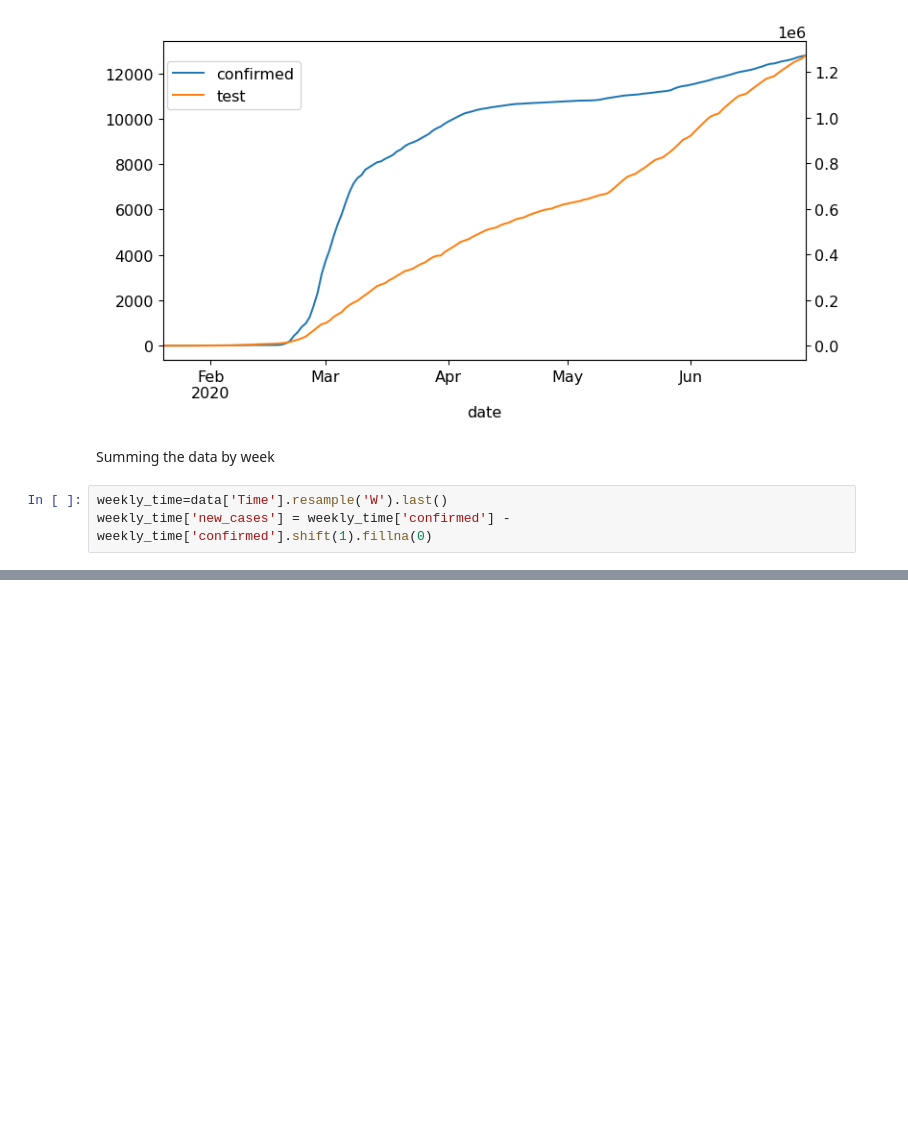
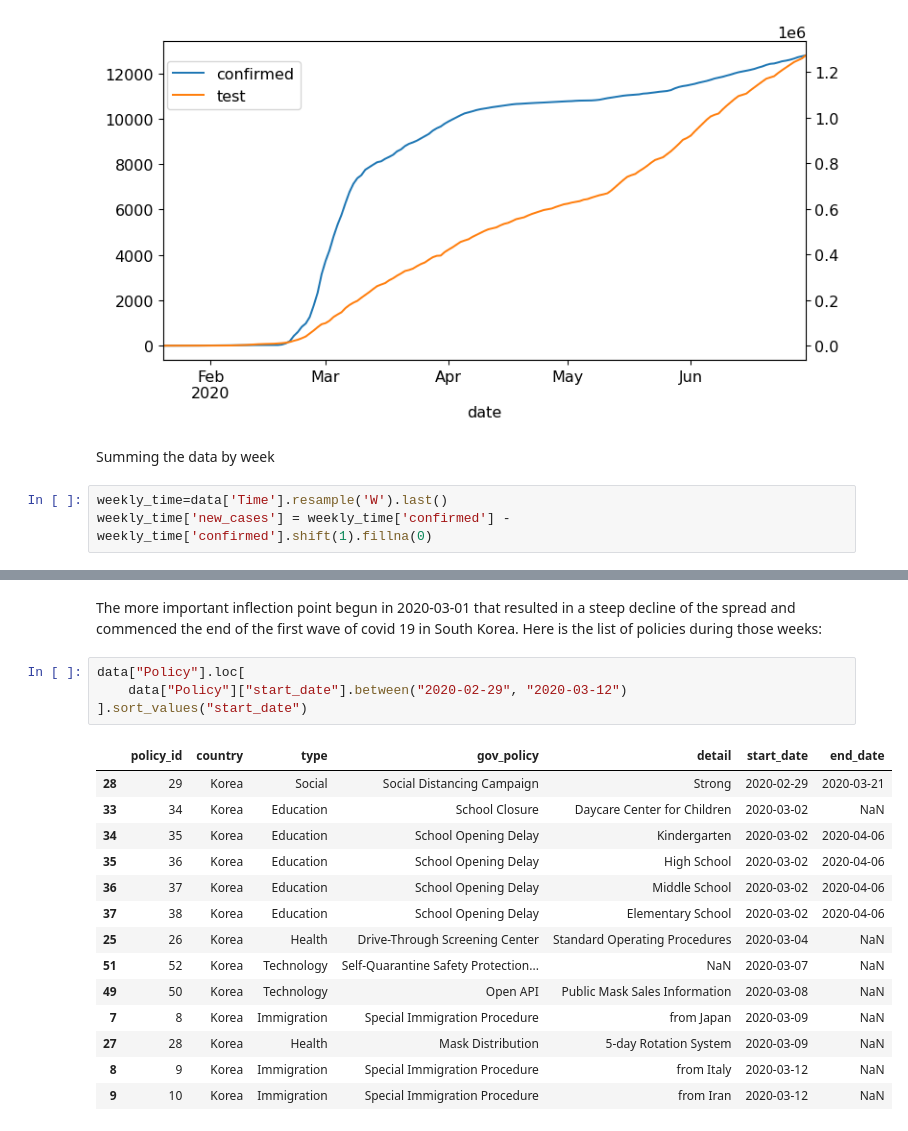
Before and after one commit to gediminas-skvarnavicius/s-korea-covid-19-analysis, a Jupyter notebook: analysis.ipynb, the cells around one changed output, grey strips where cells are left out. Cells and saved outputs as stored; diff of their text form; blank space fills up the shorter version.

```diff
--- a/analysis.ipynb
+++ b/analysis.ipynb
@@ -261,0 +282,22 @@ fig_trends.data
+# %% [markdown]
+The more important inflection point begun in 2020-03-01 that resulted in a steep decline of the spread and commenced the end of the first wave of covid 19 in South Korea.
+Here is the list of policies during those weeks:
+# %%
+data["Policy"].loc[
+    data["Policy"]["start_date"].between("2020-02-29", "2020-03-12")
+].sort_values("start_date")
+# %% [output]
+|  | policy_id | country | type | gov_policy | detail | start_date | end_date |
+| 28 | 29 | Korea | Social | Social Distancing Campaign | Strong | 2020-02-29 | 2020-03-21 |
+| 33 | 34 | Korea | Education | School Closure | Daycare Center for Children | 2020-03-02 | NaN |
+| 34 | 35 | Korea | Education | School Opening Delay | Kindergarten | 2020-03-02 | 2020-04-06 |
+| 35 | 36 | Korea | Education | School Opening Delay | High School | 2020-03-02 | 2020-04-06 |
+| 36 | 37 | Korea | Education | School Opening Delay | Middle School | 2020-03-02 | 2020-04-06 |
+| 37 | 38 | Korea | Education | School Opening Delay | Elementary School | 2020-03-02 | 2020-04-06 |
+| 25 | 26 | Korea | Health | Drive-Through Screening Center | Standard Operating Procedures | 2020-03-04 | NaN |
+| 51 | 52 | Korea | Technology | Self-Quarantine Safety Protection... | NaN | 2020-03-07 | NaN |
+| 49 | 50 | Korea | Technology | Open API | Public Mask Sales Information | 2020-03-08 | NaN |
+| 7 | 8 | Korea | Immigration | Special Immigration Procedure | from Japan | 2020-03-09 | NaN |
+| 27 | 28 | Korea | Health | Mask Distribution | 5-day Rotation System | 2020-03-09 | NaN |
+| 8 | 9 | Korea | Immigration | Special Immigration Procedure | from Italy | 2020-03-12 | NaN |
+| 9 | 10 | Korea | Immigration | Special Immigration Procedure | from Iran | 2020-03-12 | NaN |
```
Also changed, not shown: parts of 15 cells of this notebook, 4 other files.
